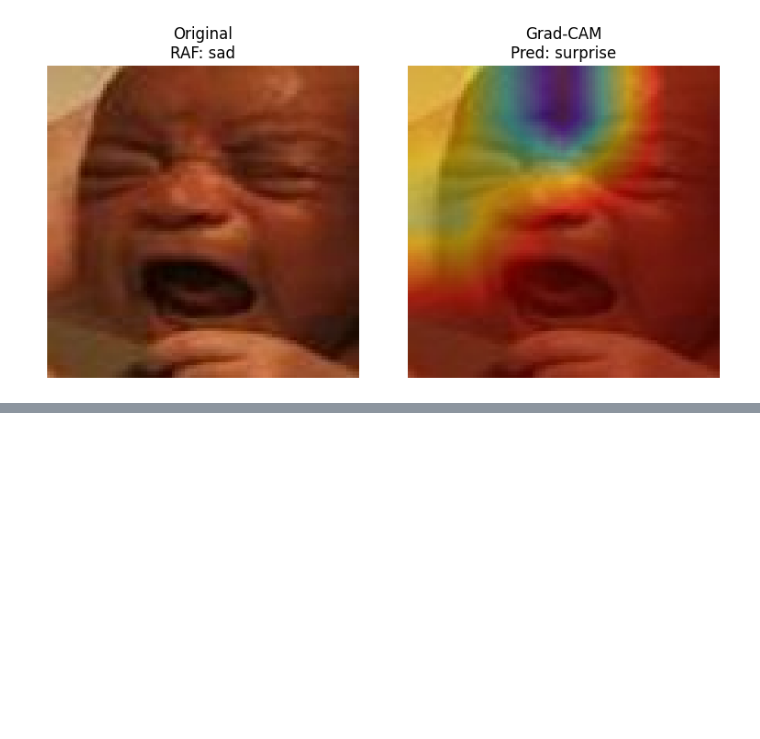
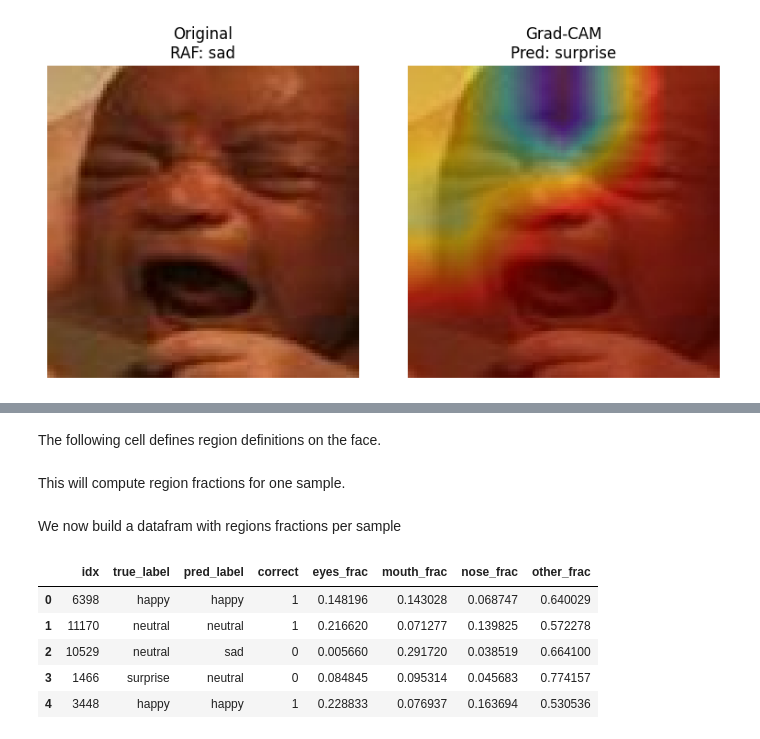
Before and after one commit to hassen8/emotion_recognition_bias_auditing, a Jupyter notebook: notebooks/deepface_on_RAF_GRAD_CAM.ipynb, the cells around one changed output, grey strips where cells are left out. Cells and saved outputs as stored; diff of their text form; code cells hidden in the pictures; blank space fills up the shorter version.

```diff
--- a/notebooks/deepface_on_RAF_GRAD_CAM.ipynb
+++ b/notebooks/deepface_on_RAF_GRAD_CAM.ipynb
@@ -764,0 +998,2 @@ Probs: {'angry': 0.019, 'disgust': 0.0, 'fear': 0.086, 'happy': 0.119, 'sad': 0.
+# %% [markdown]
+The following cell defines region definitions on the face.
@@ -764,0 +1037,2 @@ Probs: {'angry': 0.019, 'disgust': 0.0, 'fear': 0.086, 'happy': 0.119, 'sad': 0.
+# %% [markdown]
+This will compute region fractions for one sample.
@@ -764,0 +1077,40 @@ Probs: {'angry': 0.019, 'disgust': 0.0, 'fear': 0.086, 'happy': 0.119, 'sad': 0.
+# %% [markdown]
+We now build a datafram with regions fractions per sample
+# %%
+import pandas as pd
+
+records = []
+
+for idx in subset_indices:
+    img_bgr = image_data[idx]
+    true_label = df["emotion_label"].iloc[idx]
+
+    # Grad-CAM
+    img_tensor = preprocess_for_emotion(img_bgr)
+    heatmap, preds = make_gradcam_heatmap(img_tensor)
+    pred_idx = np.argmax(preds)
+    pred_label = emotion_labels[pred_idx]
+
+    # region attention fractions
+    fracs = compute_region_fractions(img_bgr, heatmap)
+
+    records.append({
+        "idx": idx,
+        "true_label": true_label,
+        "pred_label": pred_label,
+        "correct": int(true_label == pred_label),
+        "eyes_frac": fracs["eyes"],
+        "mouth_frac": fracs["mouth"],
+        "nose_frac": fracs["nose"],
+        "other_frac": fracs["other"],
+    })
+
+attention_df = pd.DataFrame(records)
+attention_df.head()
+# %% [output]
+|  | idx | true_label | pred_label | correct | eyes_frac | mouth_frac | nose_frac | other_frac |
+| 0 | 6398 | happy | happy | 1 | 0.148196 | 0.143028 | 0.068747 | 0.640029 |
+| 1 | 11170 | neutral | neutral | 1 | 0.216620 | 0.071277 | 0.139825 | 0.572278 |
+| 2 | 10529 | neutral | sad | 0 | 0.005660 | 0.291720 | 0.038519 | 0.664100 |
+| 3 | 1466 | surprise | neutral | 0 | 0.084845 | 0.095314 | 0.045683 | 0.774157 |
+| 4 | 3448 | happy | happy | 1 | 0.228833 | 0.076937 | 0.163694 | 0.530536 |
```
Also changed, not shown: parts of 35 cells of this notebook.
